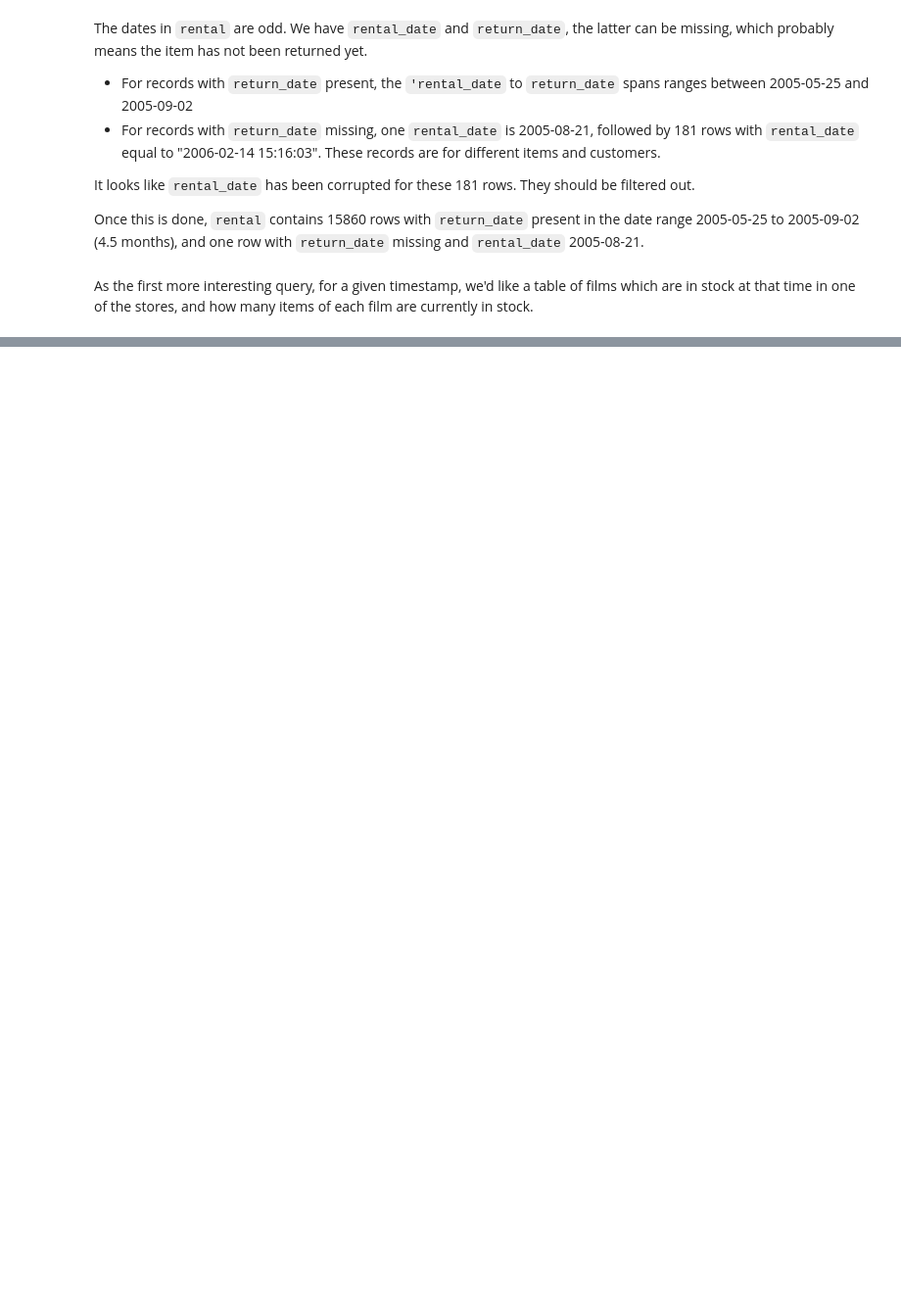
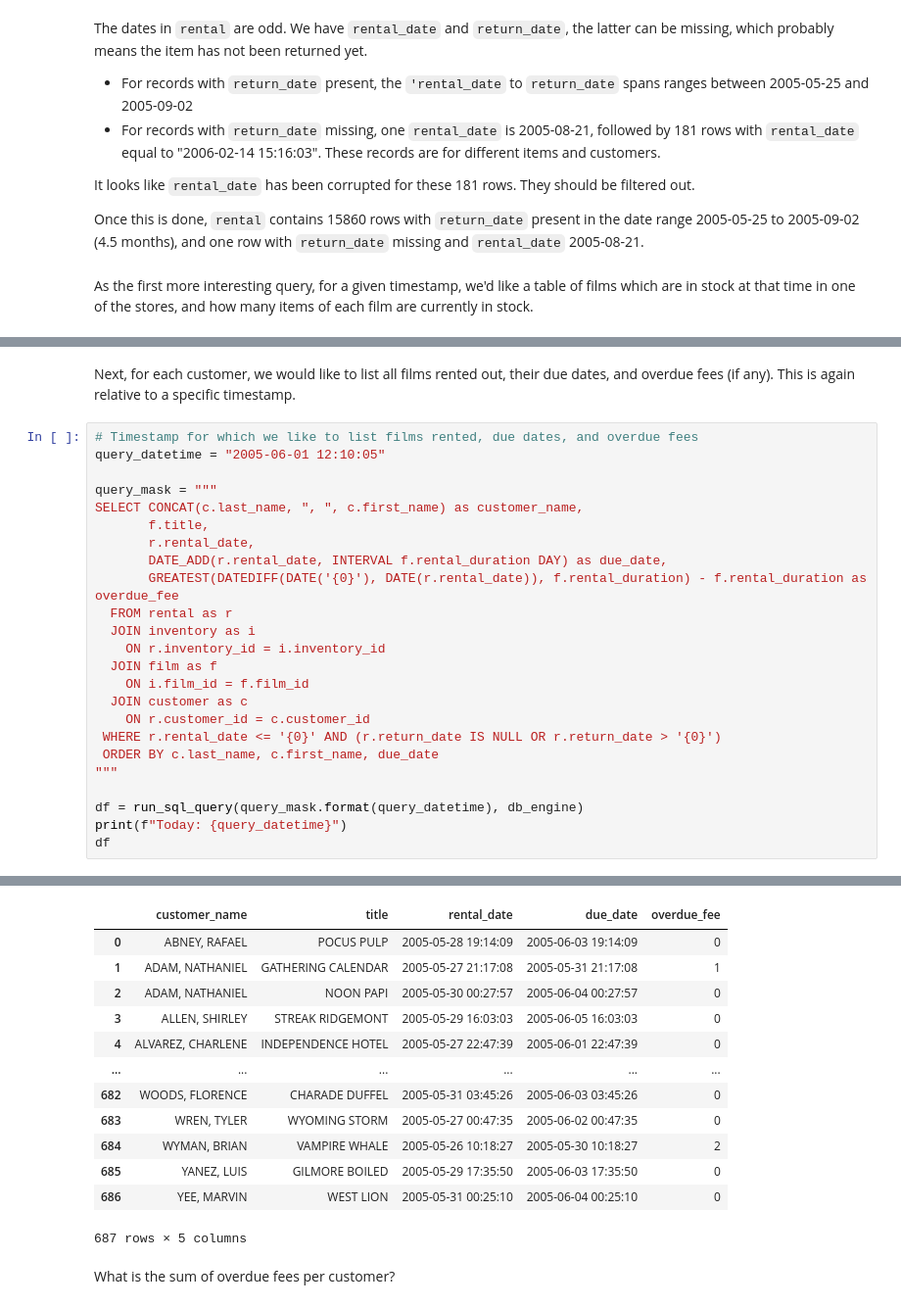
Before and after one commit to mseeger/scripts_and_notebooks, a Jupyter notebook: notebooks/mysql/SakilaQueries.ipynb, the cells around one changed output, grey strips where cells are left out. Shown at 98% size. Cells and saved outputs as stored; diff of their text form; blank space fills up the shorter version.

```diff
--- a/notebooks/mysql/SakilaQueries.ipynb
+++ b/notebooks/mysql/SakilaQueries.ipynb
@@ -223,0 +378,27 @@ As the first more interesting query, for a given timestamp, we'd like a table of
+# %% [markdown]
+Next, for each customer, we would like to list all films rented out, their due dates, and overdue fees (if any). This is again relative to a specific timestamp.
+# %%
+# Timestamp for which we like to list films rented, due dates, and overdue fees
+query_datetime = "2005-06-01 12:10:05"
+
+query_mask = """
+SELECT CONCAT(c.last_name, ", ", c.first_name) as customer_name,
+       f.title,
+       r.rental_date,
+       DATE_ADD(r.rental_date, INTERVAL f.rental_duration DAY) as due_date,
+       GREATEST(DATEDIFF(DATE('{0}'), DATE(r.rental_date)), f.rental_duration) - f.rental_duration as overdue_fee
+  FROM rental as r
+  JOIN inventory as i
+    ON r.inventory_id = i.inventory_id
+  JOIN film as f
+    ON i.film_id = f.film_id
+  JOIN customer as c
+    ON r.customer_id = c.customer_id
+ WHERE r.rental_date <= '{0}' AND (r.return_date IS NULL OR r.return_date > '{0}')
+ ORDER BY c.last_name, c.first_name, due_date
+"""
+
+df = run_sql_query(query_mask.format(query_datetime), db_engine)
+print(f"Today: {query_datetime}")
+df
+# %% [output]
@@ -223,0 +406,15 @@ As the first more interesting query, for a given timestamp, we'd like a table of
+|  | customer_name | title | rental_date | due_date | overdue_fee |
+| 0 | ABNEY, RAFAEL | POCUS PULP | 2005-05-28 19:14:09 | 2005-06-03 19:14:09 | 0 |
+| 1 | ADAM, NATHANIEL | GATHERING CALENDAR | 2005-05-27 21:17:08 | 2005-05-31 21:17:08 | 1 |
+| 2 | ADAM, NATHANIEL | NOON PAPI | 2005-05-30 00:27:57 | 2005-06-04 00:27:57 | 0 |
+| 3 | ALLEN, SHIRLEY | STREAK RIDGEMONT | 2005-05-29 16:03:03 | 2005-06-05 16:03:03 | 0 |
+| 4 | ALVAREZ, CHARLENE | INDEPENDENCE HOTEL | 2005-05-27 22:47:39 | 2005-06-01 22:47:39 | 0 |
+| ... | ... | ... | ... | ... | ... |
+| 682 | WOODS, FLORENCE | CHARADE DUFFEL | 2005-05-31 03:45:26 | 2005-06-03 03:45:26 | 0 |
+| 683 | WREN, TYLER | WYOMING STORM | 2005-05-27 00:47:35 | 2005-06-02 00:47:35 | 0 |
+| 684 | WYMAN, BRIAN | VAMPIRE WHALE | 2005-05-26 10:18:27 | 2005-05-30 10:18:27 | 2 |
+| 685 | YANEZ, LUIS | GILMORE BOILED | 2005-05-29 17:35:50 | 2005-06-03 17:35:50 | 0 |
+| 686 | YEE, MARVIN | WEST LION | 2005-05-31 00:25:10 | 2005-06-04 00:25:10 | 0 |
+687 rows × 5 columns
+# %% [markdown]
+What is the sum of overdue fees per customer?
```
Also changed, not shown: parts of 19 cells of this notebook, 2 other files.
